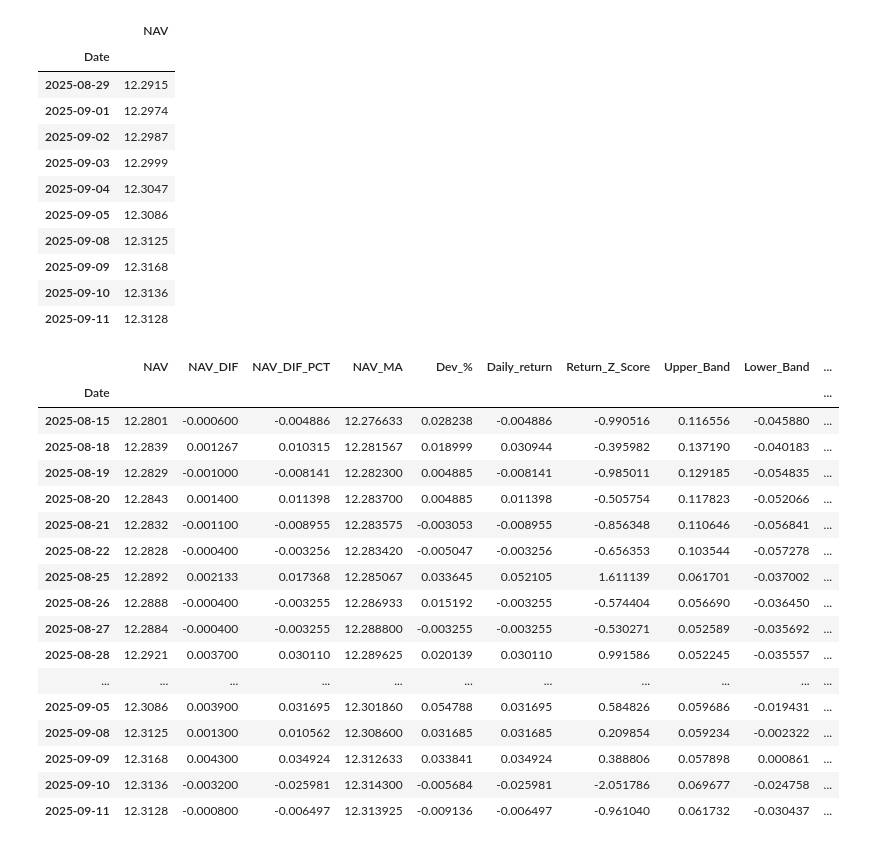
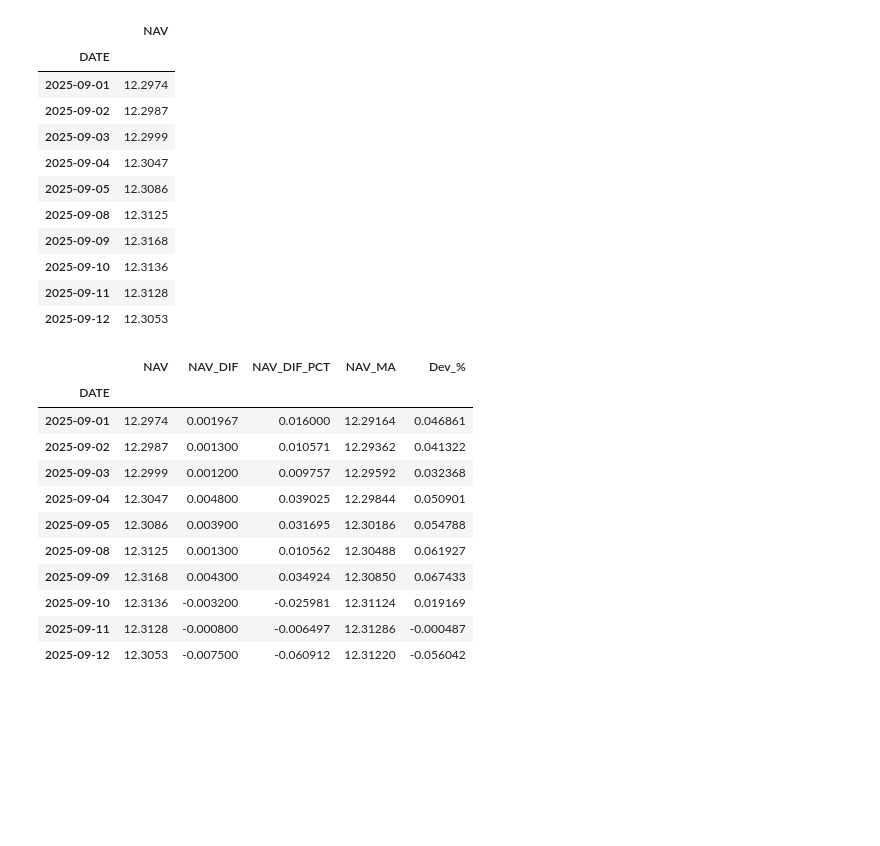
Before and after one commit to jbrucker/mm-analyzer, a Jupyter notebook: mm_trends.ipynb, the cells around one changed output. Cells and saved outputs as stored; diff of their text form; code cells hidden in the pictures; blank space fills up the shorter version.

```diff
--- a/mm_trends.ipynb
+++ b/mm_trends.ipynb
@@ -4,26 +4,30 @@ import matplotlib.pyplot as plt
 import numpy as np
 from sklearn.linear_model import LinearRegression
 # %%
-# Load data from CSV
+# Load data from CSV.  Keep only the columns named "DATE" and "NAV"
 FILENAME = "KKP-ACT-FIXED.csv"
-df = pd.read_csv(FILENAME, parse_dates=["DATE"])
-# Remove unused columns
-df = df.drop(columns=["THAIDATE","Month"]).rename(columns={"DATE": "Date"})
+# FILENAME = "BFIXED-20250912.csv"
+
+# How many days of data to use?
+NUM_DAYS = 180
+
+df = pd.read_csv(FILENAME, usecols=["DATE","NAV"], parse_dates=["DATE"])
+# Remove unused columns is not needed. Use 'usecols=' instead.
+# df = df.drop(columns=["THAIDATE","Month"]).rename(columns={"DATE": "Date"})
 
 # Pandas recommends avoiding sort with inplace=True due to possibly unexpected behavior
-df = df.sort_values("Date", ascending=True).reset_index(drop=True)
+df = df.sort_values("DATE", ascending=True).reset_index(drop=True)
 
 # Ensure Date is datetime and set as index
-df = df.set_index("Date")
+df = df.set_index("DATE")
 
 # Use only recent data
-df = df.tail(90)
+df = df.tail(NUM_DAYS)
 
 df.tail(10)
 # %% [output]
 |  | NAV |
-| Date |  |
-| 2025-08-29 | 12.2915 |
+| DATE |  |
 | 2025-09-01 | 12.2974 |
 | 2025-09-02 | 12.2987 |
 | 2025-09-03 | 12.2999 |
@@ -33,46 +37,41 @@ df.tail(10)
 | 2025-09-09 | 12.3168 |
 | 2025-09-10 | 12.3136 |
 | 2025-09-11 | 12.3128 |
+| 2025-09-12 | 12.3053 |
 # %%
 # Compute the relative price differences including effect of time (number of days between rows).
-# days = df["Date"].diff().dt.days
-# If the "Date" is the index, you can also do this:
+# days = df["DATE"].diff().dt.days
+# If the "Date" is the index, then do this instead:
 days = df.index.to_series().diff().dt.days
 
 # Window size for moving averages
 window_size = 5
 
 # diff() gives absolute diff, pct_change() is relative change (x(t)-x(t-1))/x(t-1)
 df["NAV_DIF"] = df["NAV"].diff() / days
 df["NAV_DIF_PCT"] = df["NAV"].pct_change() / days * 100
 
 # N-day moving average of price based on number of elapsed calendar days
 window = f"{window_size}D"  # "5D"
-df["NAV_MA"] = df["NAV"].rolling(window).mean()
+df["NAV_MA"] = df["NAV"].rolling(window=window_size).mean()
 
 # statistical magnitude of NAV deviatiation from MA
 df["Dev_%"] = (df["NAV"] - df["NAV_MA"]) / df["NAV_MA"] * 100
 
-df.tail(20)
+df.tail(10)
 # %% [output]
-|  | NAV | NAV_DIF | NAV_DIF_PCT | NAV_MA | Dev_% | Daily_return | Return_Z_Score | Upper_Band | Lower_Band | ... |
-| Date |  |  |  |  |  |  |  |  |  | ... |
-| 2025-08-15 | 12.2801 | -0.000600 | -0.004886 | 12.276633 | 0.028238 | -0.004886 | -0.990516 | 0.116556 | -0.045880 | ... |
-| 2025-08-18 | 12.2839 | 0.001267 | 0.010315 | 12.281567 | 0.018999 | 0.030944 | -0.395982 | 0.137190 | -0.040183 | ... |
-| 2025-08-19 | 12.2829 | -0.001000 | -0.008141 | 12.282300 | 0.004885 | -0.008141 | -0.985011 | 0.129185 | -0.054835 | ... |
-| 2025-08-20 | 12.2843 | 0.001400 | 0.011398 | 12.283700 | 0.004885 | 0.011398 | -0.505754 | 0.117823 | -0.052066 | ... |
-| 2025-08-21 | 12.2832 | -0.001100 | -0.008955 | 12.283575 | -0.003053 | -0.008955 | -0.856348 | 0.110646 | -0.056841 | ... |
-| 2025-08-22 | 12.2828 | -0.000400 | -0.003256 | 12.283420 | -0.005047 | -0.003256 | -0.656353 | 0.103544 | -0.057278 | ... |
-| 2025-08-25 | 12.2892 | 0.002133 | 0.017368 | 12.285067 | 0.033645 | 0.052105 | 1.611139 | 0.061701 | -0.037002 | ... |
-| 2025-08-26 | 12.2888 | -0.000400 | -0.003255 | 12.286933 | 0.015192 | -0.003255 | -0.574404 | 0.056690 | -0.036450 | ... |
-| 2025-08-27 | 12.2884 | -0.000400 | -0.003255 | 12.288800 | -0.003255 | -0.003255 | -0.530271 | 0.052589 | -0.035692 | ... |
-| 2025-08-28 | 12.2921 | 0.003700 | 0.030110 | 12.289625 | 0.020139 | 0.030110 | 0.991586 | 0.052245 | -0.035557 | ... |
-| ... | ... | ... | ... | ... | ... | ... | ... | ... | ... | ... |
-| 2025-09-05 | 12.3086 | 0.003900 | 0.031695 | 12.301860 | 0.054788 | 0.031695 | 0.584826 | 0.059686 | -0.019431 | ... |
-| 2025-09-08 | 12.3125 | 0.001300 | 0.010562 | 12.308600 | 0.031685 | 0.031685 | 0.209854 | 0.059234 | -0.002322 | ... |
-| 2025-09-09 | 12.3168 | 0.004300 | 0.034924 | 12.312633 | 0.033841 | 0.034924 | 0.388806 | 0.057898 | 0.000861 | ... |
-| 2025-09-10 | 12.3136 | -0.003200 | -0.025981 | 12.314300 | -0.005684 | -0.025981 | -2.051786 | 0.069677 | -0.024758 | ... |
-| 2025-09-11 | 12.3128 | -0.000800 | -0.006497 | 12.313925 | -0.009136 | -0.006497 | -0.961040 | 0.061732 | -0.030437 | ... |
+|  | NAV | NAV_DIF | NAV_DIF_PCT | NAV_MA | Dev_% |
+| DATE |  |  |  |  |  |
+| 2025-09-01 | 12.2974 | 0.001967 | 0.016000 | 12.29164 | 0.046861 |
+| 2025-09-02 | 12.2987 | 0.001300 | 0.010571 | 12.29362 | 0.041322 |
+| 2025-09-03 | 12.2999 | 0.001200 | 0.009757 | 12.29592 | 0.032368 |
+| 2025-09-04 | 12.3047 | 0.004800 | 0.039025 | 12.29844 | 0.050901 |
+| 2025-09-05 | 12.3086 | 0.003900 | 0.031695 | 12.30186 | 0.054788 |
+| 2025-09-08 | 12.3125 | 0.001300 | 0.010562 | 12.30488 | 0.061927 |
+| 2025-09-09 | 12.3168 | 0.004300 | 0.034924 | 12.30850 | 0.067433 |
+| 2025-09-10 | 12.3136 | -0.003200 | -0.025981 | 12.31124 | 0.019169 |
+| 2025-09-11 | 12.3128 | -0.000800 | -0.006497 | 12.31286 | -0.000487 |
+| 2025-09-12 | 12.3053 | -0.007500 | -0.060912 | 12.31220 | -0.056042 |
 # %%
 # Z-scores and Bollinger Bands using daily returns
 # Same as above:
```
Also changed, not shown: parts of 4 cells of this notebook, 10 other files.
